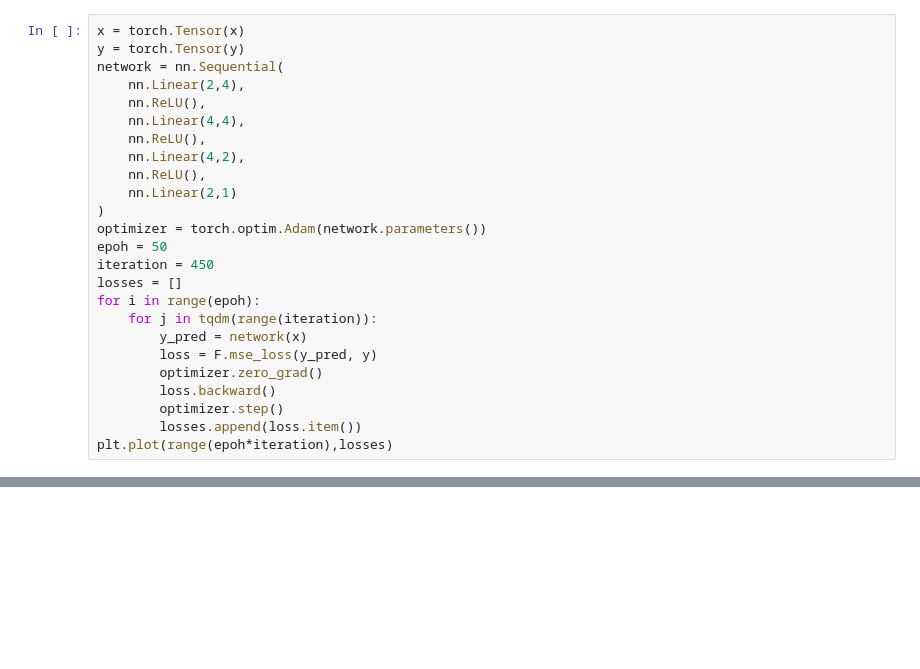
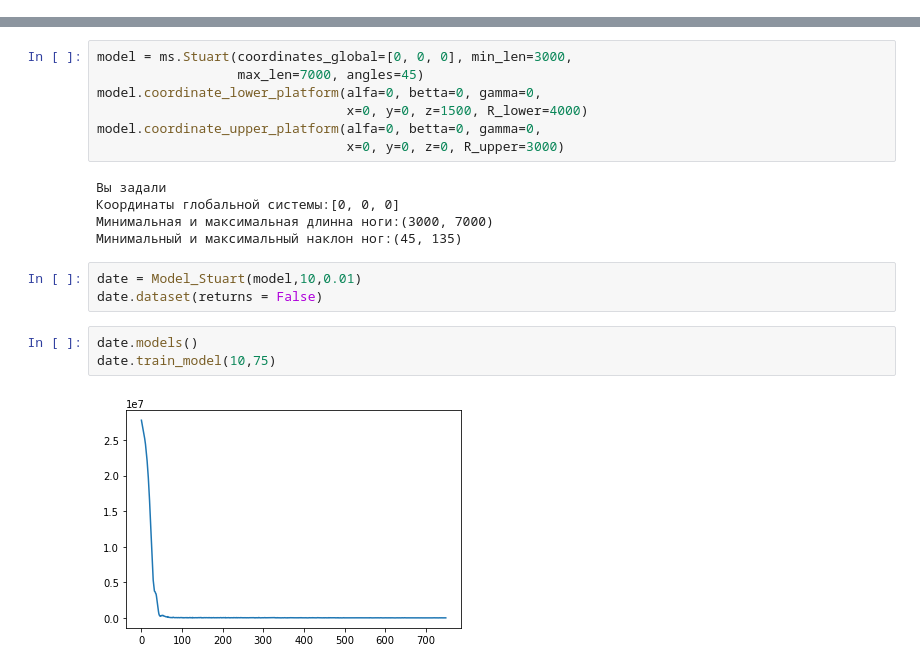
Before and after one commit to neit1t/Stewart_platform_main, a Jupyter notebook: StewartTest/Gets_Dataset.ipynb, the cells around one changed output, grey strips where cells are left out. Cells and saved outputs as stored; diff of their text form; blank space fills up the shorter version.

```diff
--- a/StewartTest/Gets_Dataset.ipynb
+++ b/StewartTest/Gets_Dataset.ipynb
@@ -360,25 +0,0 @@ y = xy[:,27:]
-# %%
-x = torch.Tensor(x)
-y = torch.Tensor(y)
-network = nn.Sequential(
-    nn.Linear(2,4),
-    nn.ReLU(),
-    nn.Linear(4,4),
-    nn.ReLU(),
-    nn.Linear(4,2),
-    nn.ReLU(),
-    nn.Linear(2,1)
-)
-optimizer = torch.optim.Adam(network.parameters())
-epoh = 50
-iteration = 450
-losses = []
-for i in range(epoh):
-    for j in tqdm(range(iteration)):
-        y_pred = network(x)
-        loss = F.mse_loss(y_pred, y)
-        optimizer.zero_grad()
-        loss.backward()
-        optimizer.step()
-        losses.append(loss.item())
-plt.plot(range(epoh*iteration),losses)
@@ -615,0 +149,20 @@ def funk1(x):
+# %%
+model = ms.Stuart(coordinates_global=[0, 0, 0], min_len=3000,
+                  max_len=7000, angles=45)
+model.coordinate_lower_platform(alfa=0, betta=0, gamma=0,
+                                x=0, y=0, z=1500, R_lower=4000)
+model.coordinate_upper_platform(alfa=0, betta=0, gamma=0,
+                                x=0, y=0, z=0, R_upper=3000)
+# %% [output]
+Вы задали
+Координаты глобальной системы:[0, 0, 0]
+Минимальная и максимальная длинна ноги:(3000, 7000)
+Минимальный и максимальный наклон ног:(45, 135)
+# %%
+date = Model_Stuart(model,10,0.01)
+date.dataset(returns = False)
+# %%
+date.models()
+date.train_model(10,75)
+# %% [output]
+[figure, added]
```
Also changed, not shown: parts of 60 cells of this notebook, 12 other files.
